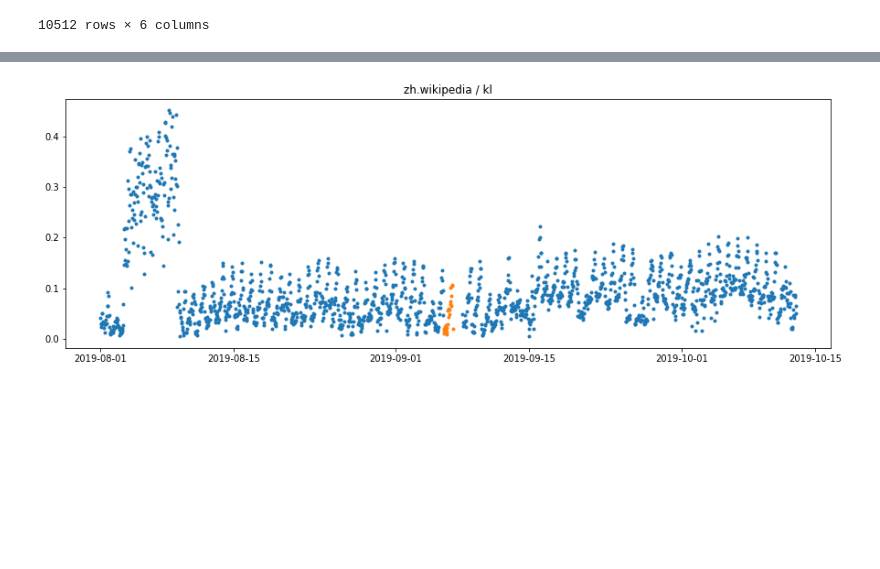
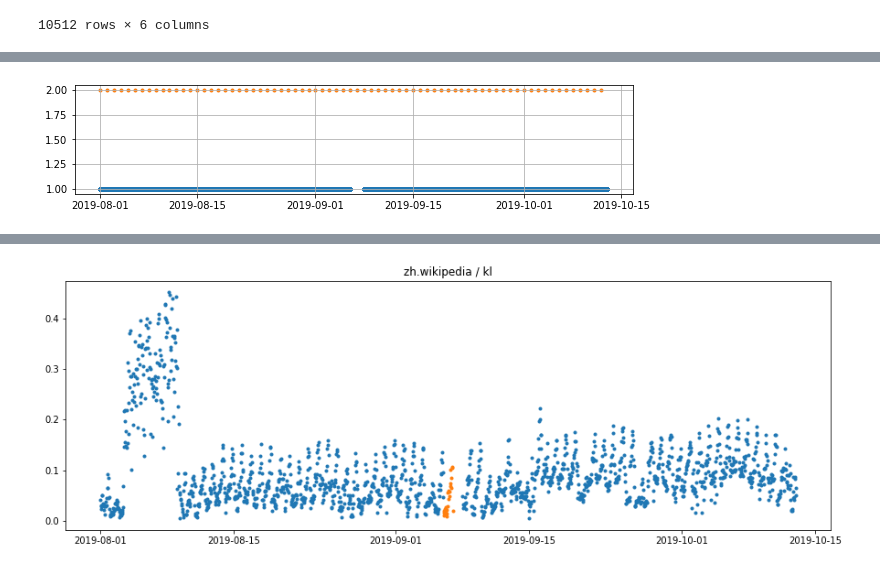
Before and after one commit to charelF/LSDEW4, a Jupyter notebook: exploration/charel/bucket_maker.ipynb, the cells around one changed output, grey strips where cells are left out. Saved outputs shown, nothing was run; the diff lists cells and outputs as text; code cells hidden in the pictures; blank space fills up the shorter version.

```diff
--- a/exploration/charel/bucket_maker.ipynb
+++ b/exploration/charel/bucket_maker.ipynb
@@ -245,3 +295,11 @@ metric_df
+# %%
+plt.figure(figsize=(10, 2))
+plt.scatter(ref_days_df["date"], [1]*len(ref_days_df["date"]), marker=".")
+daterange = pd.date_range(start = ref_days_df["date"].min(), end = ref_days_df["date"].max())
+plt.scatter(daterange, [2]*len(daterange), marker=".")
+plt.grid()
+# %% [output]
+[figure, added]
 # %%
 ref_days_df = metric_df.loc[(
     ((metric_df.date.dt.year != 2019) | (metric_df.date.dt.month != 9) | (metric_df.date.dt.day != 6)) &
```
Also changed, not shown: parts of 8 cells of this notebook.
